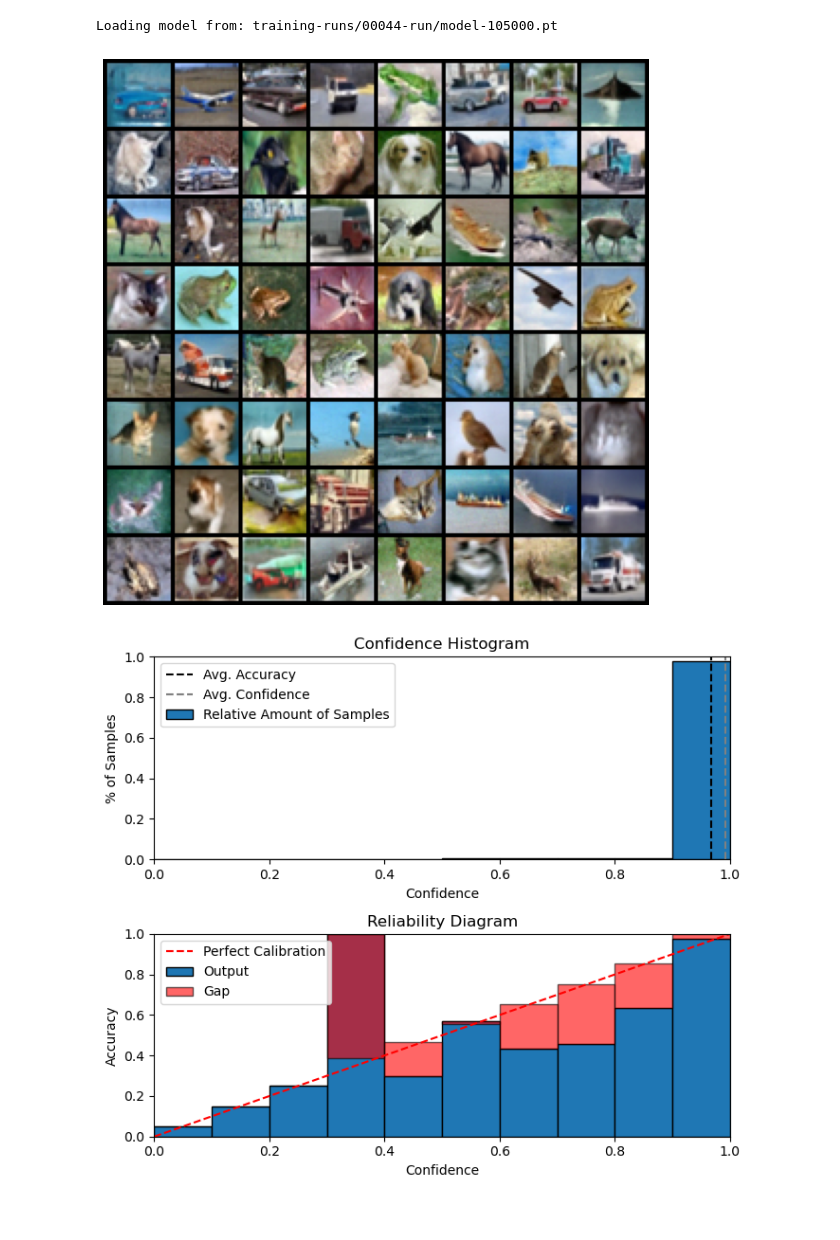
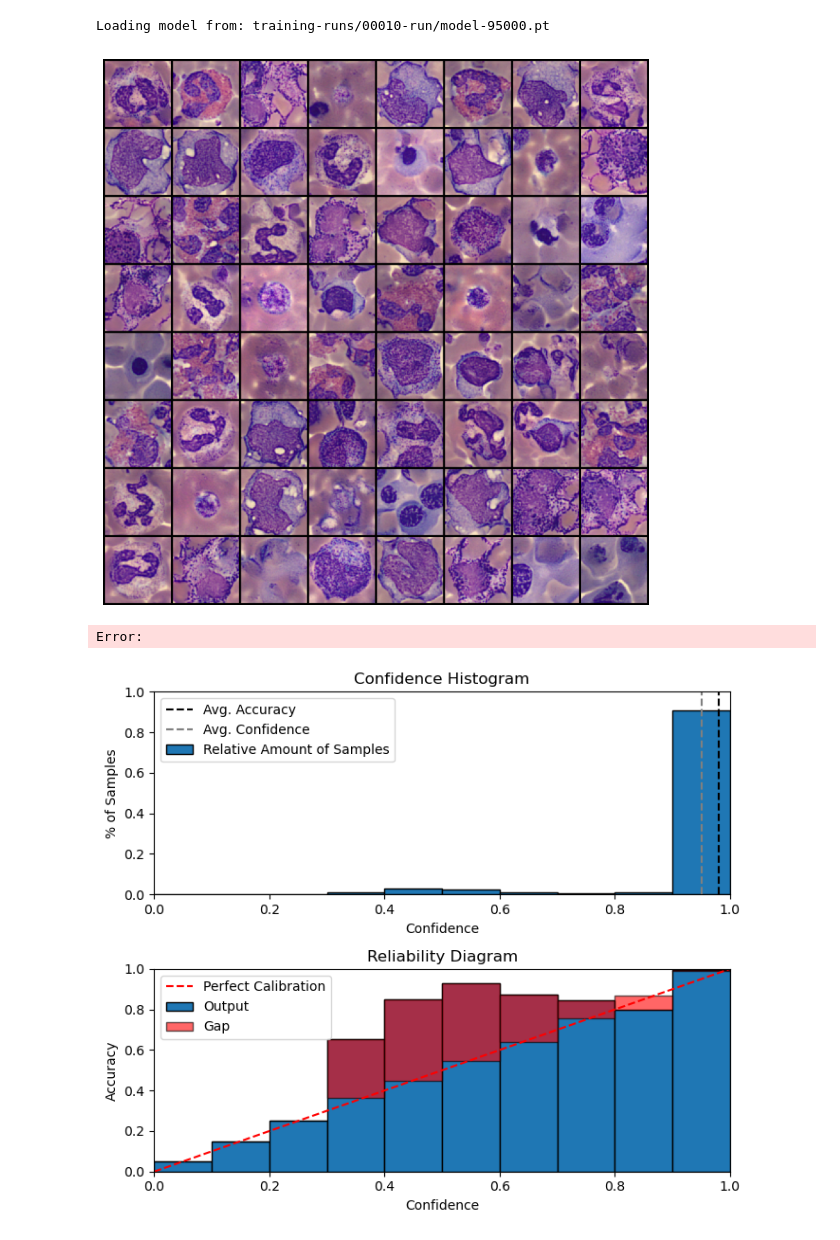
Before and after one commit to lorenzo-querol/Patch-Diffusion, a Jupyter notebook: test_cls.ipynb, the cells around one changed output. Drawn from its saved outputs; the diff is of its cells as text; code cells hidden in the pictures.

```diff
--- a/test_cls.ipynb
+++ b/test_cls.ipynb
@@ -16,46 +17,27 @@ from training.diffusion import DDIMSampler
 # %%
+
+dir_name='training-runs/00010-run'
 c = dnnlib.EasyDict()
 c.device = torch.device("cuda" if torch.cuda.is_available() else "cpu")
 
 c.test_kwargs = dnnlib.EasyDict(
-    test_dir="data/cifar10/test",
-    run_dir="training-runs/00044-run",
+    test_dir="data/bloodmnist_64/test",
+    run_dir=dir_name,
 )
 
-c.model_kwargs = dnnlib.EasyDict(
-    class_name="training.networks.EBMUNet",
-    img_resolution=32,
-    in_channels=3 + 2,
-    model_channels=128,
-    out_channels=10,
-    label_dim=10,
-    num_res_blocks=3,
-    attn_resolutions=(2, 4),
-    dropout_rate=0.3,
-    channel_mult=(1, 2, 2, 2),
-    conv_resample=True,
-    dims=2,
-    use_checkpoint=False,
-    num_heads=4,
-    num_head_channels=64,
-    num_heads_upsample=-1,
-    use_scale_shift_norm=False,
-    resblock_updown=False,
-    use_new_attention_order=True,
-    context_dim=512,
-    use_spatial_transformer=True,
-    transformer_depth=1,
-    pool="sattn",
-)
+# import network_kwargs.json
+with open(os.path.join(c.test_kwargs.run_dir, "network_kwargs.json"), "r") as f:
+    c.model_kwargs = dnnlib.EasyDict(json.load(f))
 
 net = dnnlib.util.construct_class_by_name(**c.model_kwargs).to(c.device).requires_grad_(False)
 net = EMA(net).to(c.device).requires_grad_(False)
 
-latest_ckpt = os.path.join(c.test_kwargs.run_dir, sorted([f for f in os.listdir(c.test_kwargs.run_dir) if f.endswith(".pt")])[-1])
+latest_ckpt = os.path.join(dir_name, sorted([f for f in os.listdir(dir_name) if f.endswith(".pt")])[-1])
 
 print("Loading model from:", latest_ckpt)
 ckpt = torch.load(latest_ckpt, map_location=c.device, weights_only=True)
 net.load_state_dict(ckpt["ema"])
+net.requires_grad_(False)
 net.eval()
 
 diffusion = DDIMSampler(model=net, schedule_name="cosine", timesteps=1000)
@@ -83,34 +65,34 @@ c.dataloader_kwargs = dnnlib.EasyDict(
 )
 test_dataloader = dnnlib.util.construct_class_by_name(**c.dataloader_kwargs)
 # %% [output]
-Loading model from: training-runs/00044-run/model-105000.pt
+Loading model from: training-runs/00010-run/model-95000.pt
 # %%
 from torchvision.utils import make_grid
 
 x_start, y_start, resolution, image_size = (0, 0, dataset_obj.resolution, dataset_obj.resolution)
 
 x_pos = torch.arange(x_start, x_start + image_size).view(1, -1).repeat(image_size, 1)
 y_pos = torch.arange(y_start, y_start + image_size).view(-1, 1).repeat(1, image_size)
 x_pos = (x_pos / (resolution - 1) - 0.5) * 2.0
 y_pos = (y_pos / (resolution - 1) - 0.5) * 2.0
 pos = torch.stack([x_pos, y_pos], dim=0).to(c.device)
 
 num_samples = 64
-shape = (num_samples, 3, 32, 32)
+shape = (num_samples, 3, dataset_obj.resolution, dataset_obj.resolution)
 pos = pos.unsqueeze(0).repeat(num_samples, 1, 1, 1)
 
 class_labels = torch.randint(0, dataset_obj.label_dim, (num_samples,), device=c.device)
-
-# x_t, pos, class_labels, steps: int = 1, method="linear", eta=0.0, only_return_x_0: bool = True, interval: int = 1
-samples = diffusion(x_t=torch.randn(shape, device=c.device), pos=pos, class_labels=class_labels, steps=10, guidance_scale=1.3)
+# class_labels = torch.full((num_samples,), 4, device=c.device, dtype=torch.long)
+samples = diffusion(x_t=torch.randn(shape, device=c.device), pos=pos, class_labels=class_labels, steps=10, guidance_scale=3.0, method='quadratic')
 grid = make_grid(samples, nrow=8, normalize=True, scale_each=True)
 
 plt.figure(figsize=(10, 10))
 plt.imshow(grid.permute(1, 2, 0).cpu().numpy())
 plt.axis("off")
 plt.show()
 # %% [output]
-[figure, old version]
+[figure, new version]
+Error:
 # %%
 from training.patch import get_patches
 
@@ -194,7 +176,7 @@ diagram = ReliabilityDiagram()
 diagram.plot(confs, gts)
 plt.show()
 # %% [output]
-[figure, old version]
+[figure, new version]
 # %%
 print(f"Test Loss: {test_loss:.4f}")
 print(f"Test Accuracy: {test_acc:.4f}")
```
Also changed, not shown: parts of 3 cells of this notebook, 32 other files.
